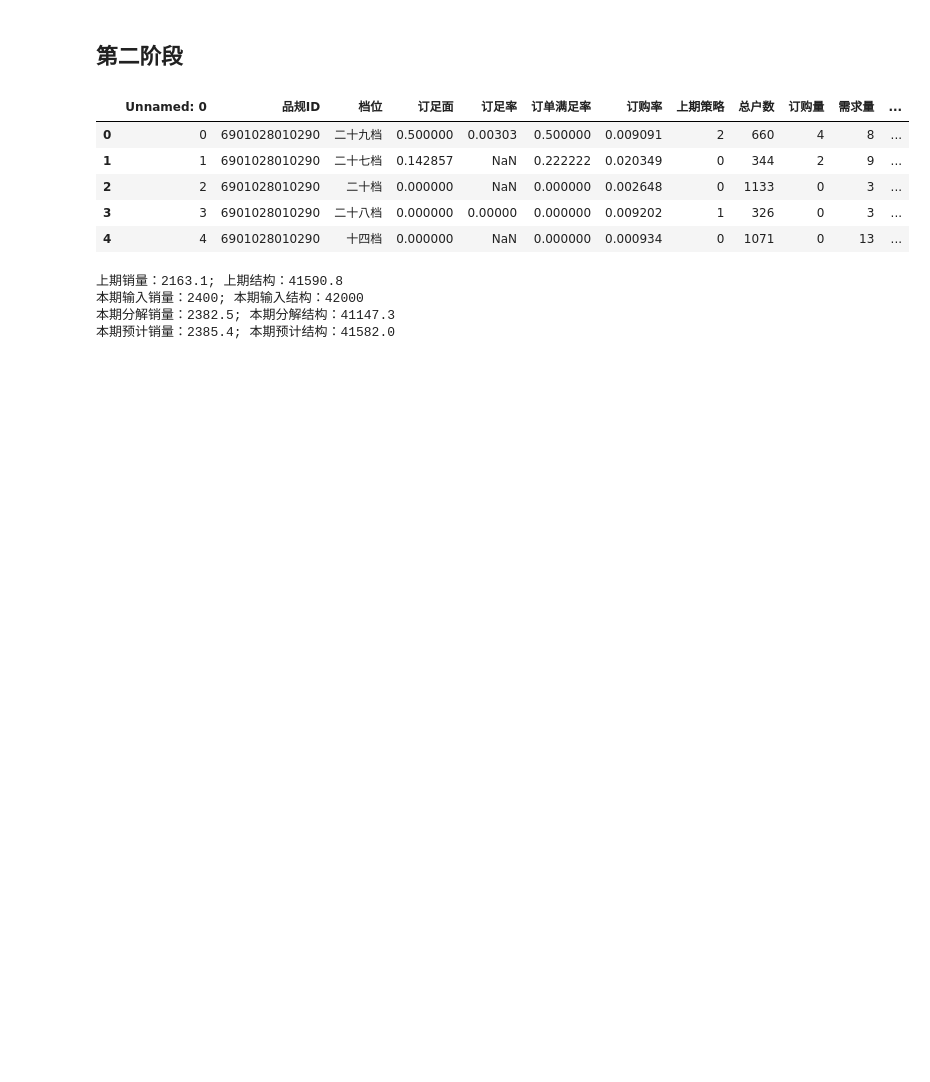
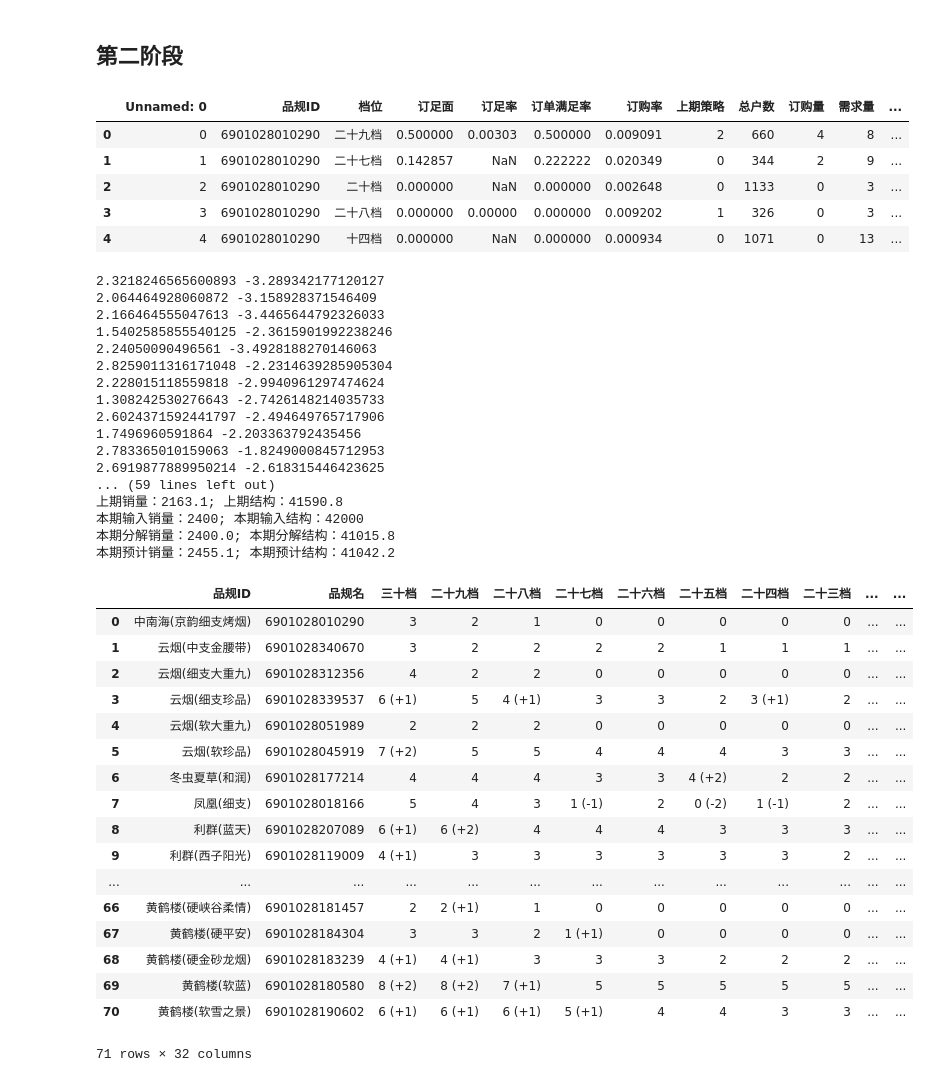
Before and after one commit to qcneverrepeat/yancao, a Jupyter notebook: SmartPut/自动化投放评估.ipynb, the cells around one changed output. Saved outputs shown, nothing was run; the diff lists cells and outputs as text; code cells hidden in the pictures; blank space fills up the shorter version.

```diff
--- a/SmartPut/自动化投放评估.ipynb
+++ b/SmartPut/自动化投放评估.ipynb
@@ -50,8 +50,8 @@ for i in range(len(cap)):
     p4 += ' + %s x(%s)'%(1/250, i)
 
 lp += '\nSubject To\n'
-lp += ' c1: %s >= %s \n'%(p4, 0.9*sold_obj)
-lp += ' c2: %s <= %s \n'%(p4, 1.1*sold_obj)
+lp += ' c1: %s >= %s \n'%(p4, 1*sold_obj)
+lp += ' c2: %s <= %s \n'%(p4, 1*sold_obj)
 for i in range(len(cap)):
     lp += ' c%s: x(%s) - Rgc%s = 0\n'%(3+i, i, i)
 lp += 'Bounds\n'
@@ -247,34 +267,77 @@ def single_strategy(guide, obj):
 # %%
 # 创建结果空数据框
 col = ['品规ID','品规名','三十档', '二十九档', '二十八档', '二十七档', '二十六档','二十五档','二十四档','二十三档',
         '二十二档','二十一档','二十档','十九档','十八档','十七档','十六档','十五档','十四档', '十三档',
         '十二档','十一档', '十档','九档','八档','七档','六档', '五档','四档','三档','二档','一档']
 strategy = pd.DataFrame(columns=col)
 
 for i in range(arg_source.shape[0]):
+    # 单品规的三率一面数据
     guide = get_guide(slym, arg_source.iloc[i,0], arg_source.iloc[i,2])
 
+    # 观察score
+    score = de_score(guide)
+    print(score.max(), score.min())
+
+    # 生成策略
     single = single_strategy(guide, arg_source.iloc[i,5]-arg_source.iloc[i,3])
-    strategy.loc[i,:] = single[1] # 生成策略
+    strategy.loc[i,:] = single[1]
 
-    single[0]-guide['strategy']
+    # 模拟订足率由于投放策略变化产生的变化
+    change = single[0]-guide['strategy']
+    for j in range(30):
+        if change[j] < 0: guide['dzl'][j] = min(1, (1.1**-change[j])*guide['dzl'][j] )
+        # if change[j] > 0: guide['dzl'][j] = (0.99**change[j])*guide['dzl'][j]
+        pass
 
+    # 写入预估销量
     pred_sale = (guide['dzl']*guide['number']*single[0]).sum()
-    arg_source.iloc[i,6] = round(pred_sale) # 预估销量
-
-
+    arg_source.iloc[i,6] = round(pred_sale)
 
 # 评估--------------------------------------
 # 上期销售，本期输入目标，本期分解目标，本期预计
 pred_sale = arg_source['本期预计销量'].values.sum()/250
 pred_price = (arg_source['本期预计销量'].values/250 * price).sum()/pred_sale
 
 print('上期销量：%.1f; 上期结构：%.1f'%(sold.sum()/250,  (sold*price).sum()/sold.sum() ))
 print('本期输入销量：%s; 本期输入结构：%s'%(sold_obj, price_obj) )
 print('本期分解销量：%.1f; 本期分解结构：%.1f'%(sold_next.sum()/250, (sold_next*price).sum()/sold_next.sum() ))
 print('本期预计销量：%.1f; 本期预计结构：%.1f'%(pred_sale, pred_price) )
+
+strategy
 # %% [output]
+2.3218246565600893 -3.289342177120127
+2.064464928060872 -3.158928371546409
+2.166464555047613 -3.4465644792326033
+1.5402585855540125 -2.3615901992238246
+2.24050090496561 -3.4928188270146063
+2.8259011316171048 -2.2314639285905304
+2.228015118559818 -2.9940961297474624
+1.308242530276643 -2.7426148214035733
+2.6024371592441797 -2.494649765717906
+1.7496960591864 -2.203363792435456
+2.783365010159063 -1.8249000845712953
+2.6919877889950214 -2.618315446423625
+... (59 lines left out)
 上期销量：2163.1; 上期结构：41590.8
 本期输入销量：2400; 本期输入结构：42000
-本期分解销量：2382.5; 本期分解结构：41147.3
-本期预计销量：2385.4; 本期预计结构：41582.0
+本期分解销量：2400.0; 本期分解结构：41015.8
+本期预计销量：2455.1; 本期预计结构：41042.2
+|  | 品规ID | 品规名 | 三十档 | 二十九档 | 二十八档 | 二十七档 | 二十六档 | 二十五档 | 二十四档 | 二十三档 | ... | ... |
+| 0 | 中南海(京韵细支烤烟) | 6901028010290 | 3 | 2 | 1 | 0 | 0 | 0 | 0 | 0 | ... | ... |
+| 1 | 云烟(中支金腰带) | 6901028340670 | 3 | 2 | 2 | 2 | 2 | 1 | 1 | 1 | ... | ... |
+| 2 | 云烟(细支大重九) | 6901028312356 | 4 | 2 | 2 | 0 | 0 | 0 | 0 | 0 | ... | ... |
+| 3 | 云烟(细支珍品) | 6901028339537 | 6 (+1) | 5 | 4 (+1) | 3 | 3 | 2 | 3 (+1) | 2 | ... | ... |
+| 4 | 云烟(软大重九) | 6901028051989 | 2 | 2 | 2 | 0 | 0 | 0 | 0 | 0 | ... | ... |
+| 5 | 云烟(软珍品) | 6901028045919 | 7 (+2) | 5 | 5 | 4 | 4 | 4 | 3 | 3 | ... | ... |
+| 6 | 冬虫夏草(和润) | 6901028177214 | 4 | 4 | 4 | 3 | 3 | 4 (+2) | 2 | 2 | ... | ... |
+| 7 | 凤凰(细支) | 6901028018166 | 5 | 4 | 3 | 1 (-1) | 2 | 0 (-2) | 1 (-1) | 2 | ... | ... |
+| 8 | 利群(蓝天) | 6901028207089 | 6 (+1) | 6 (+2) | 4 | 4 | 4 | 3 | 3 | 3 | ... | ... |
+| 9 | 利群(西子阳光) | 6901028119009 | 4 (+1) | 3 | 3 | 3 | 3 | 3 | 3 | 2 | ... | ... |
+| ... | ... | ... | ... | ... | ... | ... | ... | ... | ... | ... | ... | ... |
+| 66 | 黄鹤楼(硬峡谷柔情) | 6901028181457 | 2 | 2 (+1) | 1 | 0 | 0 | 0 | 0 | 0 | ... | ... |
+| 67 | 黄鹤楼(硬平安) | 6901028184304 | 3 | 3 | 2 | 1 (+1) | 0 | 0 | 0 | 0 | ... | ... |
+| 68 | 黄鹤楼(硬金砂龙烟) | 6901028183239 | 4 (+1) | 4 (+1) | 3 | 3 | 3 | 2 | 2 | 2 | ... | ... |
+| 69 | 黄鹤楼(软蓝) | 6901028180580 | 8 (+2) | 8 (+2) | 7 (+1) | 5 | 5 | 5 | 5 | 5 | ... | ... |
+| 70 | 黄鹤楼(软雪之景) | 6901028190602 | 6 (+1) | 6 (+1) | 6 (+1) | 5 (+1) | 4 | 4 | 3 | 3 | ... | ... |
+71 rows × 32 columns
```
Also changed, not shown: parts of 4 cells of this notebook, 8 other files.
